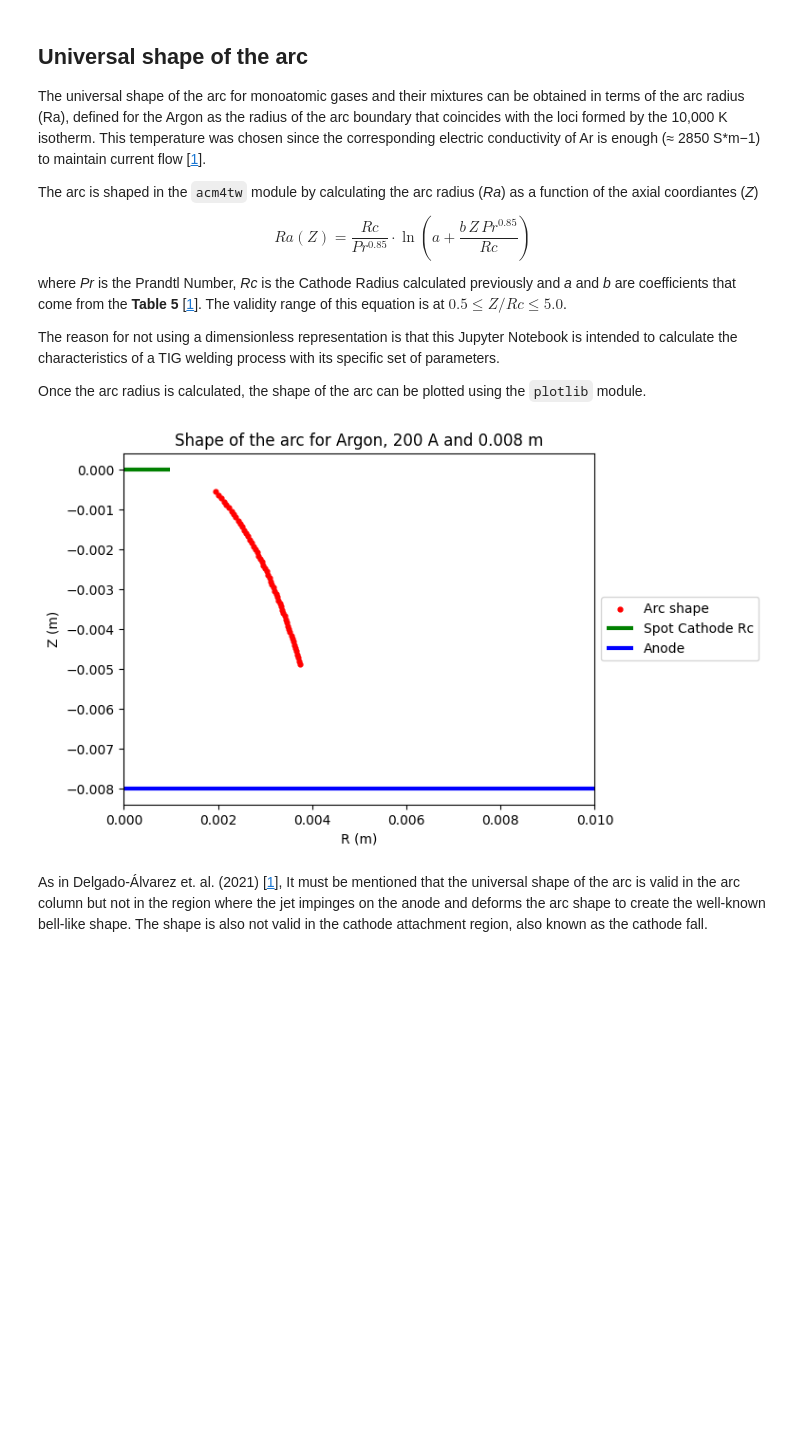
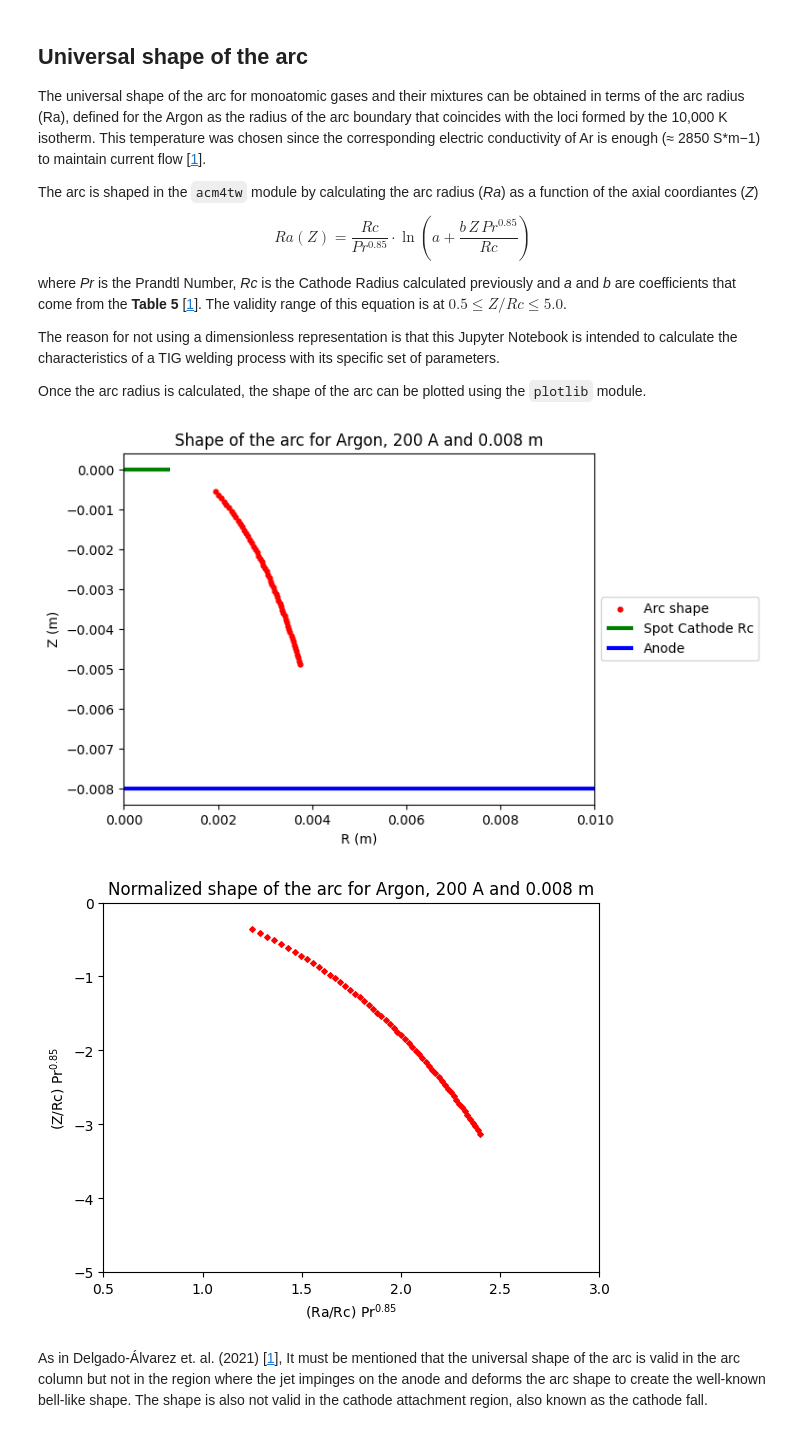
Before and after one commit to mateotournoud/acm4tw, a Jupyter notebook: Arc Characteristics Model for TIG Welding.ipynb, the cells around one changed output. Drawn from its saved outputs; the diff is of its cells as text; code cells hidden in the pictures; blank space fills up the shorter version.

```diff
--- a/Arc Characteristics Model for TIG Welding.ipynb
+++ b/Arc Characteristics Model for TIG Welding.ipynb
@@ -162,23 +162,25 @@ Once the arc radius is calculated, the shape of the arc can be plotted using the
 # %%
 # Select the coefficients a and b
 row11 = table5.loc[table5["equation"] == "Ra_from_Z"].iloc[0]
 a11, b11 = row11["a"], row11["b"]
 
 # Calculate Ra
 Ra = acm4tw.Ra_from_Z(Zcoord,Rc,Pr_number,a11,b11)
 
 # Filter Ra for valid range
 if valid_arc_shape:
     Ra_filtered = Zcoord*(-1)/Rc
     mask = (Ra_filtered < 0.5) | (Ra_filtered > 5.0)
     Ra_filtered = np.where(mask, np.nan, Ra)
 else:
     Ra_filtered = Ra
 
 # Plot Ra
-plotlib.shape_of_the_arc(Ra_filtered,Zcoord,Rc,arclength,gas_name,current)
+plotlib.shape_of_the_arc(Ra_filtered, Zcoord, Rc, arclength, gas_name, current)
+plotlib.normalized_shape_of_the_arc(Ra_filtered, Zcoord, Pr_number, Rc, gas_name, current, arclength)
 # %% [output]
 [figure]
+[figure, added]
 # %% [markdown]
 As in Delgado-Álvarez et. al. (2021) [[1](#ref-1)], It must be mentioned that the universal shape of the arc is valid in the arc column but not in the region where the jet impinges on the anode and deforms the arc shape to create the well-known bell-like shape. The shape is also not valid in the cathode attachment region, also known as the cathode fall.
 # %% [markdown]
```
Also changed, not shown: parts of 5 cells of this notebook, 5 other files.
